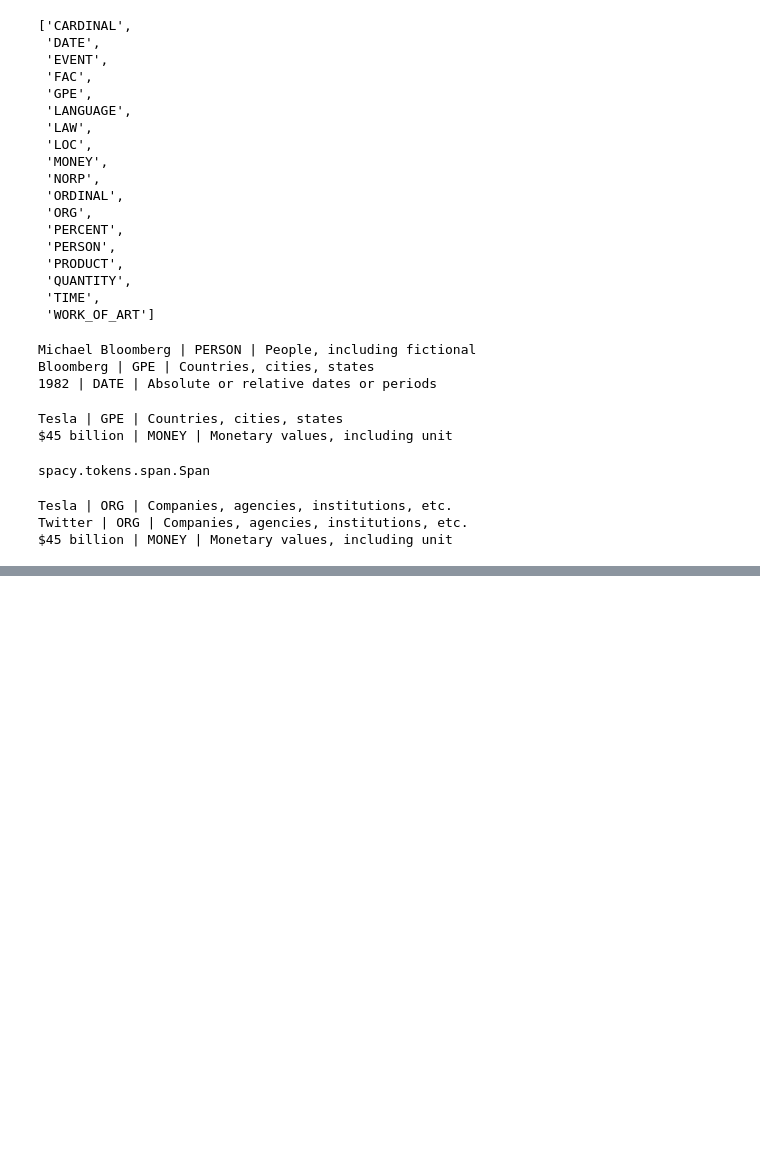
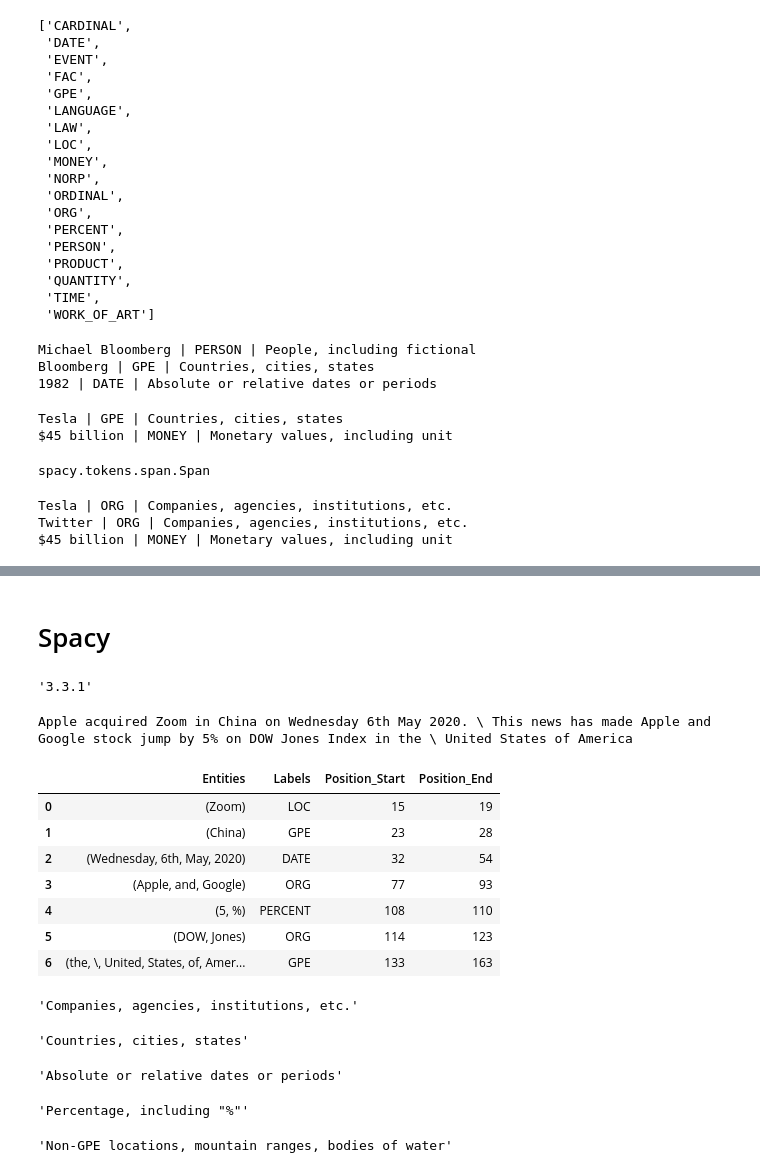
Before and after one commit to spencerfoxdell/jupyter_pandas, a Jupyter notebook: Name_Entity_Recognition.ipynb, the cells around one changed output, grey strips where cells are left out. Saved outputs shown, nothing was run; the diff lists cells and outputs as text; code cells hidden in the pictures; blank space fills up the shorter version.

```diff
--- a/Name_Entity_Recognition.ipynb
+++ b/Name_Entity_Recognition.ipynb
@@ -78,0 +84,2 @@ $45 billion | MONEY | Monetary values, including unit
+# %%
+text = 'Apple acquired Zoom in China on Wednesday 6th May 2020. \ This news has made Apple and Google stock jump by 5% on DOW Jones Index in the \ United States of America'
@@ -78,0 +247,60 @@ $45 billion | MONEY | Monetary values, including unit
+# %% [markdown]
+# Spacy
+# %%
+import spacy
+from spacy import displacy
+#SpaCy 2.x brough significant speed and accuracy improvements
+spacy.__version__
+# %% [output]
+'3.3.1'
+# %%
+nlp = spacy.load("en_core_web_md")
+# %%
+doc = nlp(text)
+
+entities = []
+labels = []
+position_start = []
+position_end = []
+
+for ent in doc.ents:
+    entities.append(ent)
+    labels.append(ent.label_)
+    position_start.append(ent.start_char)
+    position_end.append(ent.end_char)
+
+print(text)
+
+df = pd.DataFrame({'Entities':entities,'Labels':labels,'Position_Start':position_start, 'Position_End':position_end})
+
+df
+# %% [output]
+Apple acquired Zoom in China on Wednesday 6th May 2020. \ This news has made Apple and Google stock jump by 5% on DOW Jones Index in the \ United States of America
+|  | Entities | Labels | Position_Start | Position_End |
+| 0 | (Zoom) | LOC | 15 | 19 |
+| 1 | (China) | GPE | 23 | 28 |
+| 2 | (Wednesday, 6th, May, 2020) | DATE | 32 | 54 |
+| 3 | (Apple, and, Google) | ORG | 77 | 93 |
+| 4 | (5, %) | PERCENT | 108 | 110 |
+| 5 | (DOW, Jones) | ORG | 114 | 123 |
+| 6 | (the, \, United, States, of, Amer... | GPE | 133 | 163 |
+# %%
+spacy.explain("ORG")
+# %% [output]
+'Companies, agencies, institutions, etc.'
+# %%
+spacy.explain("GPE")
+# %% [output]
+'Countries, cities, states'
+# %%
+spacy.explain("DATE")
+# %% [output]
+'Absolute or relative dates or periods'
+# %%
+spacy.explain("PERCENT")
+# %% [output]
+'Percentage, including "%"'
+# %%
+spacy.explain("LOC")
+# %% [output]
+'Non-GPE locations, mountain ranges, bodies of water'
```
Also changed, not shown: parts of 120 cells of this notebook, 6 other files.
